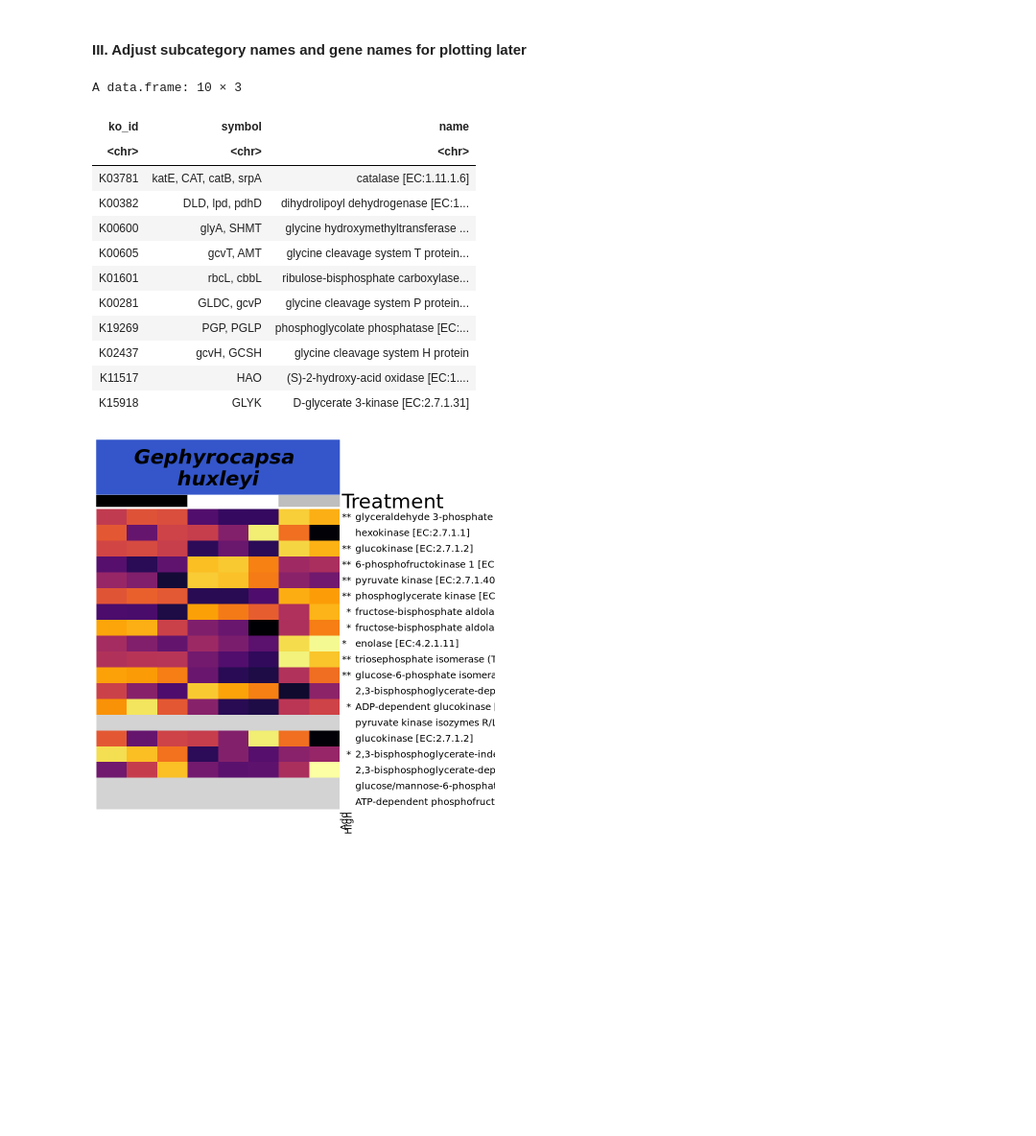
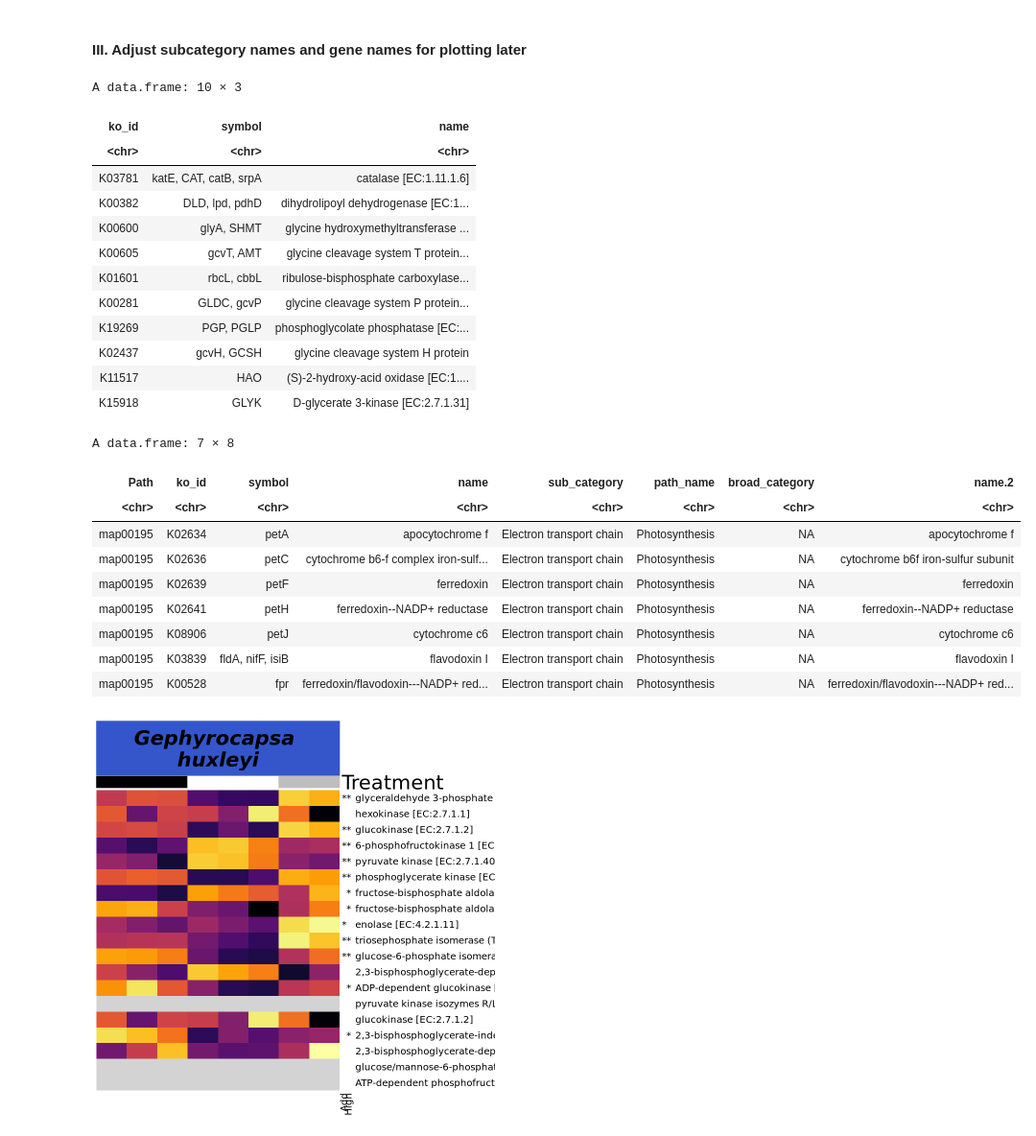
Before and after one commit to CohenLabUGA/SAB_isolates, a Jupyter notebook: jupyter_notebooks/DE_figs.ipynb, the cells around one changed output. Shown at 96% size. Drawn from its saved outputs; the diff is of its cells as text; code cells hidden in the pictures; blank space fills up the shorter version.

```diff
--- a/jupyter_notebooks/DE_figs.ipynb
+++ b/jupyter_notebooks/DE_figs.ipynb
@@ -523,20 +523,31 @@ Not all ko's in each path will be expressed, filter out those so that pathway li
 # %%
 filter(ko.def, ko_id %in% c('K01601','K01602','K19269','K11517','K03781','K14272','K00600','K00830','K15893,K15919','K15918',
                             'K00281','K00605','K00382','K02437'))
+filter(all.path, sub_category=='Electron transport chain')
 # %% [output]
 A data.frame: 10 × 3
 | ko_id | symbol | name |
 | <chr> | <chr> | <chr> |
 | K03781 | katE, CAT, catB, srpA | catalase [EC:1.11.1.6] |
 | K00382 | DLD, lpd, pdhD | dihydrolipoyl dehydrogenase [EC:1... |
 | K00600 | glyA, SHMT | glycine hydroxymethyltransferase ... |
 | K00605 | gcvT, AMT | glycine cleavage system T protein... |
 | K01601 | rbcL, cbbL | ribulose-bisphosphate carboxylase... |
 | K00281 | GLDC, gcvP | glycine cleavage system P protein... |
 | K19269 | PGP, PGLP | phosphoglycolate phosphatase [EC:... |
 | K02437 | gcvH, GCSH | glycine cleavage system H protein |
 | K11517 | HAO | (S)-2-hydroxy-acid oxidase [EC:1.... |
 | K15918 | GLYK | D-glycerate 3-kinase [EC:2.7.1.31] |
+A data.frame: 7 × 8
+| Path | ko_id | symbol | name | sub_category | path_name | broad_category | name.2 |
+| <chr> | <chr> | <chr> | <chr> | <chr> | <chr> | <chr> | <chr> |
+| map00195 | K02634 | petA | apocytochrome f | Electron transport chain | Photosynthesis | NA | apocytochrome f |
+| map00195 | K02636 | petC | cytochrome b6-f complex iron-sulf... | Electron transport chain | Photosynthesis | NA | cytochrome b6f iron-sulfur subunit |
+| map00195 | K02639 | petF | ferredoxin | Electron transport chain | Photosynthesis | NA | ferredoxin |
+| map00195 | K02641 | petH | ferredoxin--NADP+ reductase | Electron transport chain | Photosynthesis | NA | ferredoxin--NADP+ reductase |
+| map00195 | K08906 | petJ | cytochrome c6 | Electron transport chain | Photosynthesis | NA | cytochrome c6 |
+| map00195 | K03839 | fldA, nifF, isiB | flavodoxin I | Electron transport chain | Photosynthesis | NA | flavodoxin I |
+| map00195 | K00528 | fpr | ferredoxin/flavodoxin---NADP+ red... | Electron transport chain | Photosynthesis | NA | ferredoxin/flavodoxin---NADP+ red... |
 # %%
 col_fun=colorRamp2(c(-2,0,2), hcl_palette ='Inferno')
 ld1=Legend(col_fun = col_fun, title="Z-scored VST\nnormalized\ncounts",
```
Also changed, not shown: parts of 2 cells of this notebook, 1 other file.
